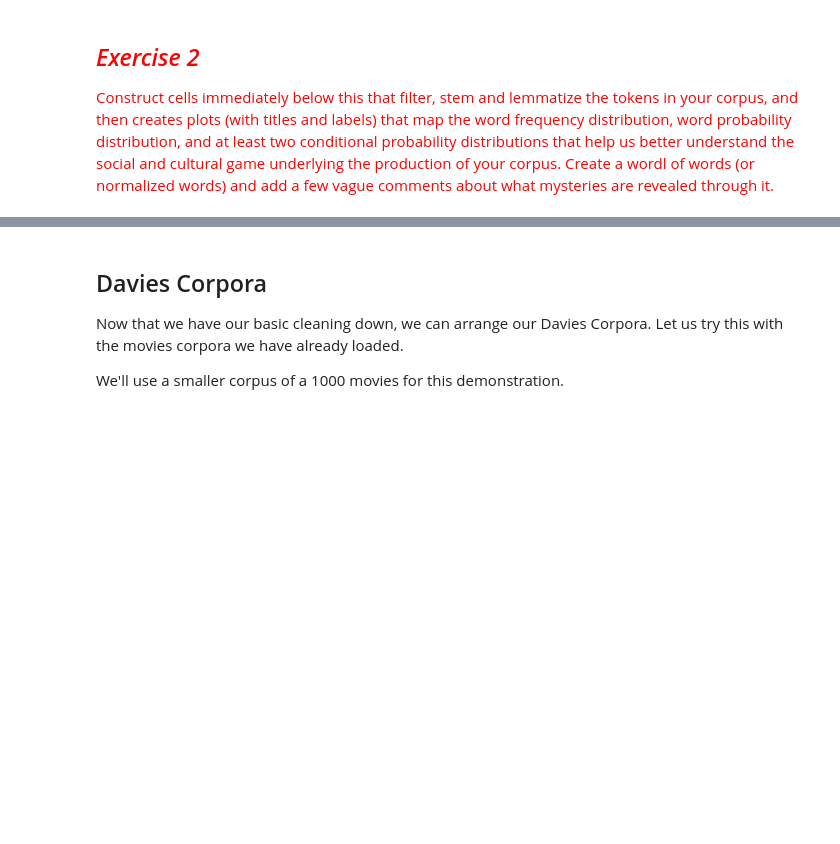
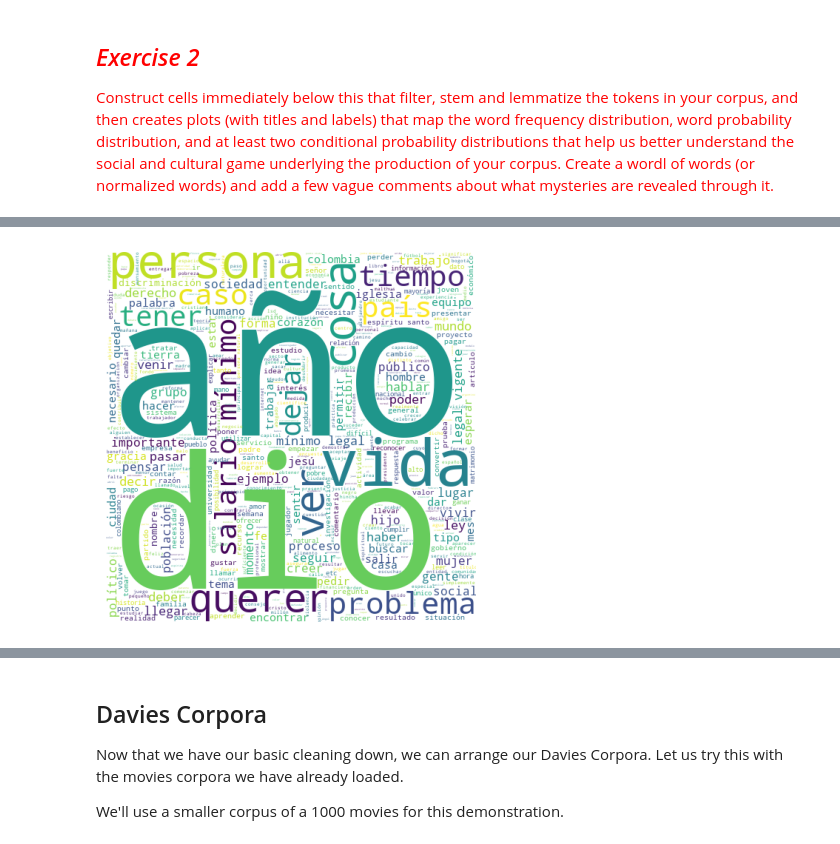
Before and after one commit to alejandrosarria0296/CCA-Homeworks, a Jupyter notebook: 2-Computational-Linguistics.ipynb, the cells around one changed output, grey strips where cells are left out. Cells and saved outputs as stored; diff of their text form; code cells hidden in the pictures; blank space fills up the shorter version.

```diff
--- a/2-Computational-Linguistics.ipynb
+++ b/2-Computational-Linguistics.ipynb
@@ -657,0 +749,9 @@ plt.savefig("whitehouse_word_cloud.pdf", format = 'pdf')
+# %%
+#Create the stop list to include words before the most common noun ("God")
+stop_words_freq_col = []
+for word, count in word_counts_col:
+    if word == 'Dios':
+        break
+    else:
+        stop_words_freq_col.append(word)
+stop_words_freq_col
@@ -657,0 +907,8 @@ plt.savefig("whitehouse_word_cloud.pdf", format = 'pdf')
+# %%
+wc_col = wordcloud.WordCloud(background_color="white", max_words=500, width= 1000, height = 1000, mode ='RGBA', scale=.5).generate(' '.join(colDF['normalized_tokens'].sum()))
+plt.imshow(wc_col)
+plt.axis("off")
+plt.savefig("SPAN_corpus_colombia_word_cloud.pdf", format = 'pdf')
+plt.show()
+# %% [output]
+[figure, added]
```
Also changed, not shown: parts of 45 cells of this notebook.
